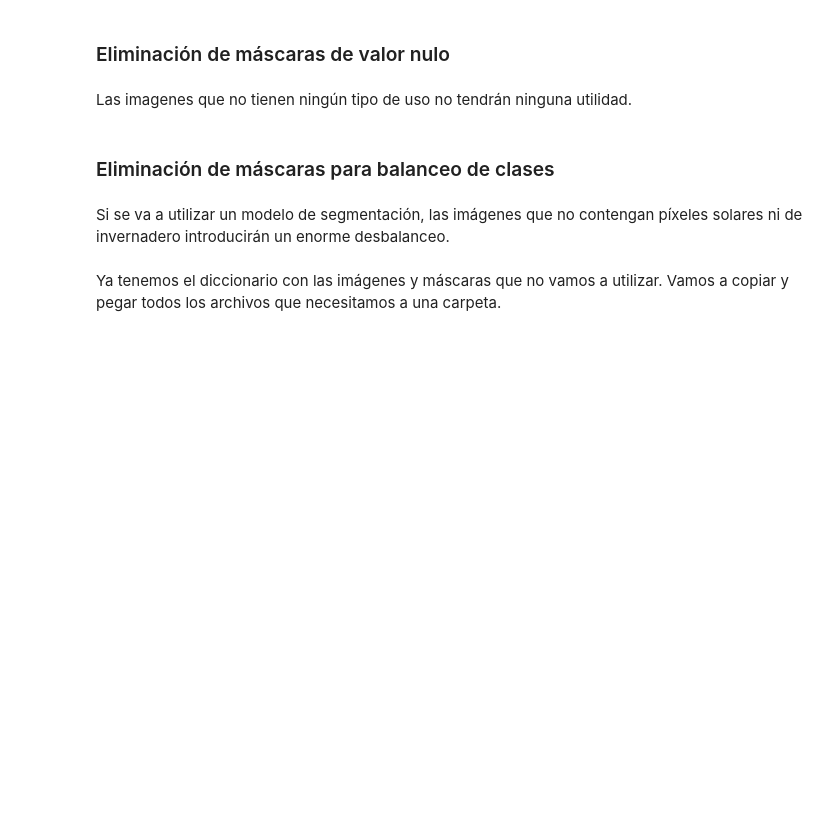
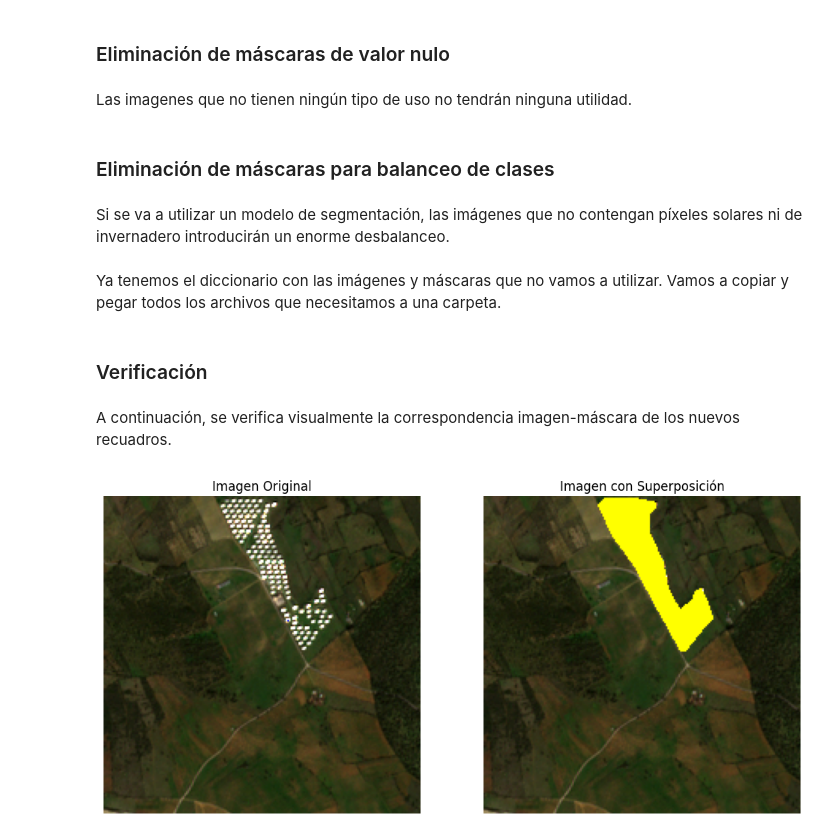
Before and after one commit to jesus9710/Solar-Farms-Automatic-Detection, a Jupyter notebook: SIOSE AR/03 - Raster and multiclass mask split.ipynb, the cells around one changed output. Drawn from its saved outputs; the diff is of its cells as text; code cells hidden in the pictures; blank space fills up the shorter version.

```diff
--- a/SIOSE AR/03 - Raster and multiclass mask split.ipynb
+++ b/SIOSE AR/03 - Raster and multiclass mask split.ipynb
@@ -196,3 +196,41 @@ os.makedirs(clean_masks_path, exist_ok=True)
 for image, mask in zip(valid_images, valid_masks):
     shutil.copy(image,clean_images_path)
     shutil.copy(mask,clean_masks_path)
+# %% [markdown]
+### Verificación
+# %% [markdown]
+A continuación, se verifica visualmente la correspondencia imagen-máscara de los nuevos recuadros.
+# %%
+IMAGE_DIR = Path.cwd().joinpath('dataset/clean/features')
+MASK_DIR = Path.cwd().joinpath('dataset/clean/labels')
+
+base = list(IMAGE_DIR.glob('*.png'))
+mask = list(MASK_DIR.glob('*.png'))
+
+def compare_img(ind):
+    array_base = np.array(Im.open(base[ind]).convert("RGB"))
+    array_mask = np.array(Im.open(mask[ind]))
+
+    # Crear una copia de la imagen para superponer la matriz
+    imagen_superpuesta = array_base.copy()
+
+    # Crear una máscara para los píxeles solares
+    mascara = array_mask == 1
+
+    # Aplicar color amarillo a los píxeles solares
+    imagen_superpuesta[mascara] = [255, 255, 0]
+
+    # Mostrar la imagen original y la imagen superpuesta
+    fig, axes = plt.subplots(1, 2, figsize=(12, 6))
+    axes[0].imshow(array_base)
+    axes[0].set_title("Imagen Original")
+    axes[0].axis('off')
+
+    axes[1].imshow(imagen_superpuesta)
+    axes[1].set_title("Imagen con Superposición")
+    axes[1].axis('off')
+# %%
+ind = np.random.randint(0, len(base))
+compare_img(ind)
+# %% [output]
+[figure, added]
```
Also changed, not shown: parts of 2 cells of this notebook, 9 other files.
